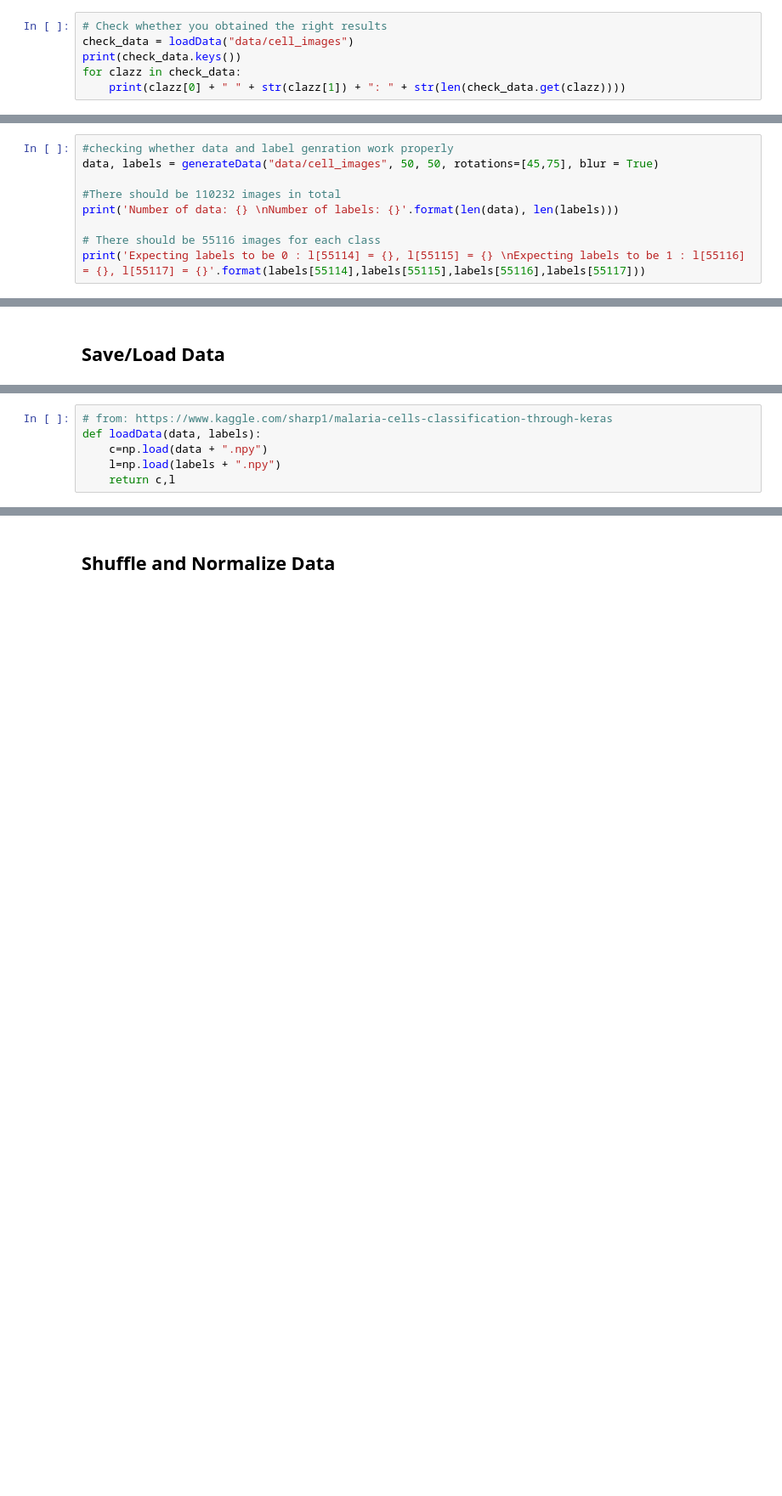
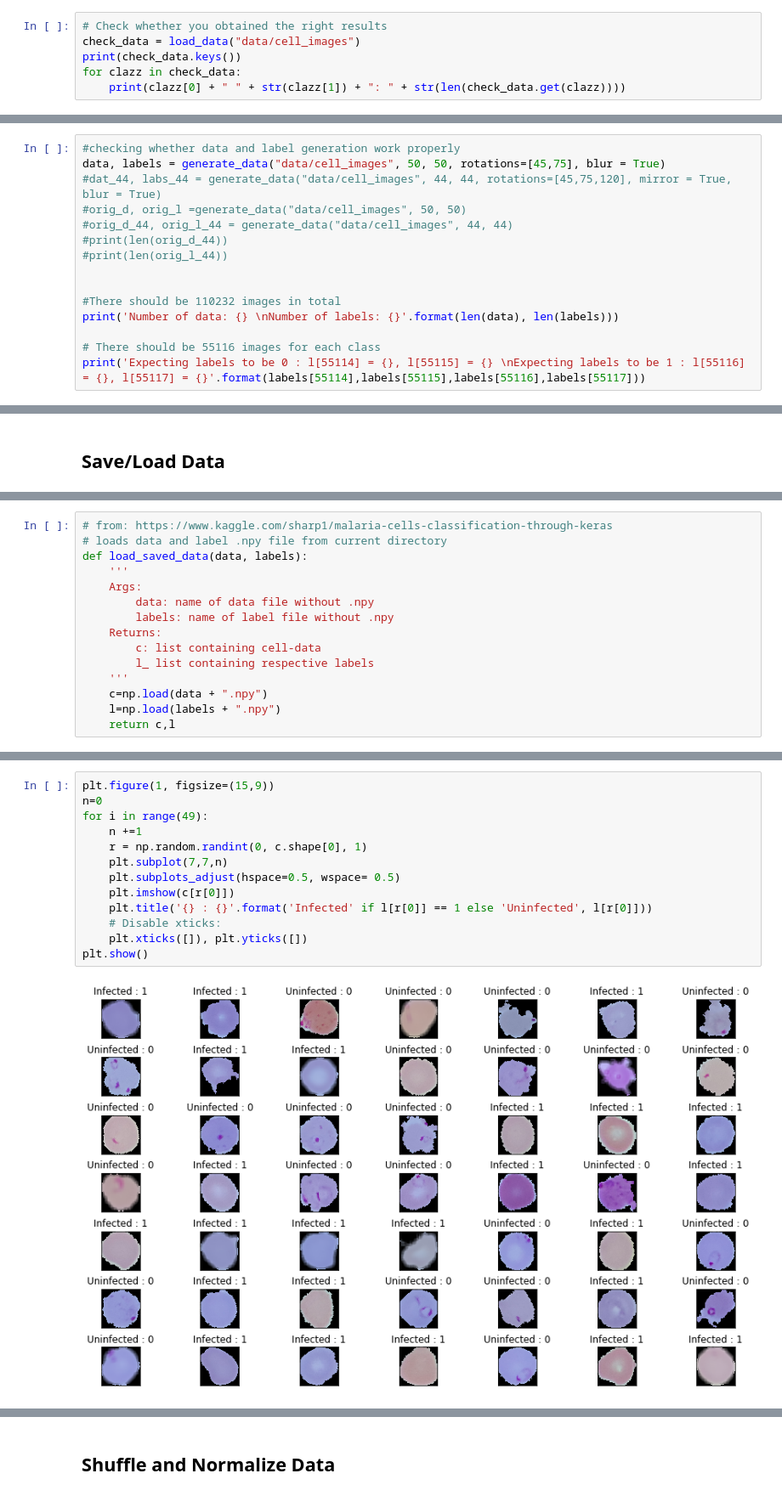
Before and after one commit to lai-la/MalariaProject, a Jupyter notebook: malaria_project_custom_implementation.ipynb, the cells around one changed output, grey strips where cells are left out. Shown: that part at 85% size. Saved outputs shown, nothing was run; the diff lists cells and outputs as text; blank space fills up the shorter version.

```diff
--- a/malaria_project_custom_implementation.ipynb
+++ b/malaria_project_custom_implementation.ipynb
@@ -130,7 +134,7 @@ def loadData(path):
         return clazz_data
 # %%
 # Check whether you obtained the right results
-check_data = loadData("data/cell_images")
+check_data = load_data("data/cell_images")
 print(check_data.keys())
 for clazz in check_data:
     print(clazz[0] + " " + str(clazz[1]) + ": " + str(len(check_data.get(clazz))))
@@ -234,8 +265,14 @@ def generateData(path, h_img, w_img, mode='RGB', rotations=None, mirror=False, b
             labels.extend(augm_label)
     return data, labels
 # %%
-#checking whether data and label genration work properly
-data, labels = generateData("data/cell_images", 50, 50, rotations=[45,75], blur = True)
+#checking whether data and label generation work properly
+data, labels = generate_data("data/cell_images", 50, 50, rotations=[45,75], blur = True)
+#dat_44, labs_44 = generate_data("data/cell_images", 44, 44, rotations=[45,75,120], mirror = True, blur = True)
+#orig_d, orig_l =generate_data("data/cell_images", 50, 50)
+#orig_d_44, orig_l_44 = generate_data("data/cell_images", 44, 44)
+#print(len(orig_d_44))
+#print(len(orig_l_44))
+
 
 #There should be 110232 images in total
 print('Number of data: {} \nNumber of labels: {}'.format(len(data), len(labels)))
@@ -263,6 +311,15 @@ saveData(data, labels)
 # %%
 # from: https://www.kaggle.com/sharp1/malaria-cells-classification-through-keras
-def loadData(data, labels):
+# loads data and label .npy file from current directory
+def load_saved_data(data, labels):
+    '''
+    Args:
+        data: name of data file without .npy
+        labels: name of label file without .npy
+    Returns:
+        c: list containing cell-data
+        l_ list containing respective labels
+    '''
     c=np.load(data + ".npy")
     l=np.load(labels + ".npy")
     return c,l
@@ -274,0 +340,15 @@ number of labels: 110232
+# %%
+plt.figure(1, figsize=(15,9))
+n=0
+for i in range(49):
+    n +=1
+    r = np.random.randint(0, c.shape[0], 1)
+    plt.subplot(7,7,n)
+    plt.subplots_adjust(hspace=0.5, wspace= 0.5)
+    plt.imshow(c[r[0]])
+    plt.title('{} : {}'.format('Infected' if l[r[0]] == 1 else 'Uninfected', l[r[0]]))
+    # Disable xticks:
+    plt.xticks([]), plt.yticks([])
+plt.show()
+# %% [output]
+[figure, added]
```
Also changed, not shown: parts of 31 cells of this notebook.
